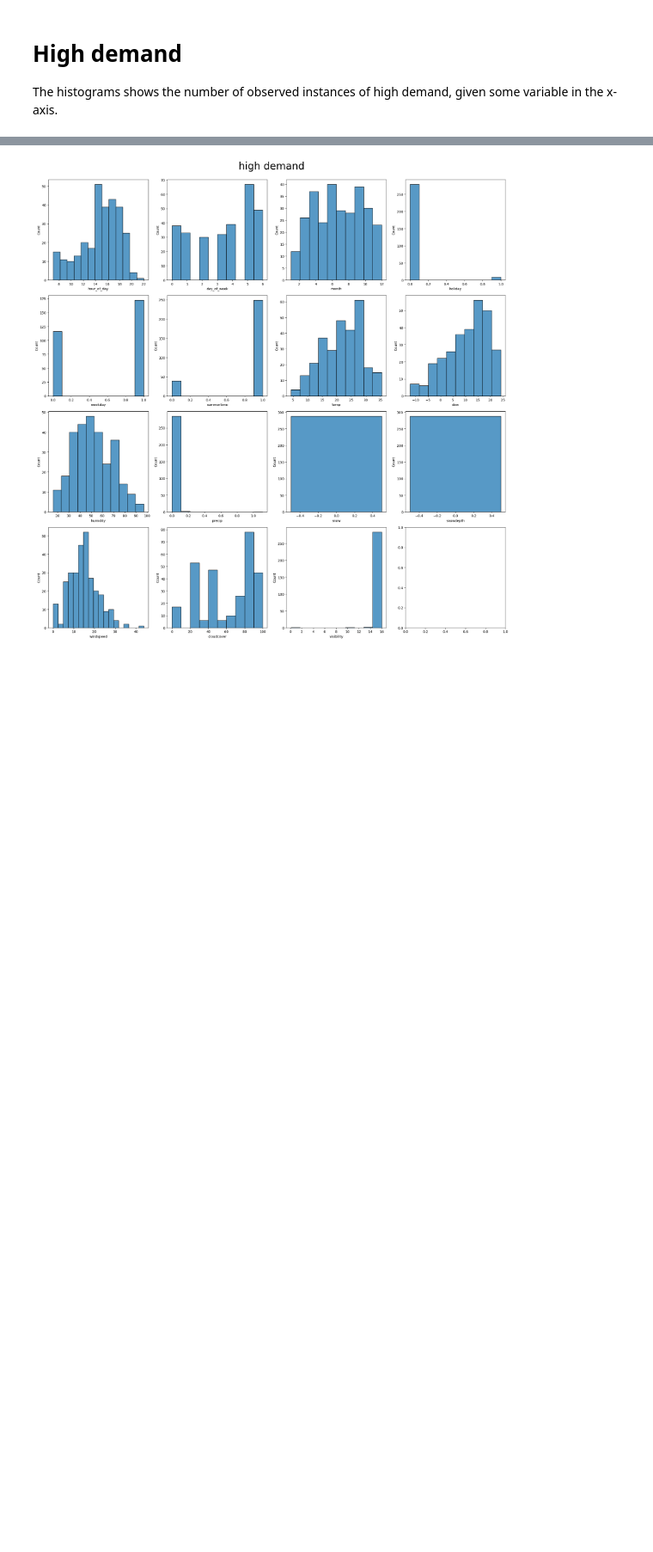
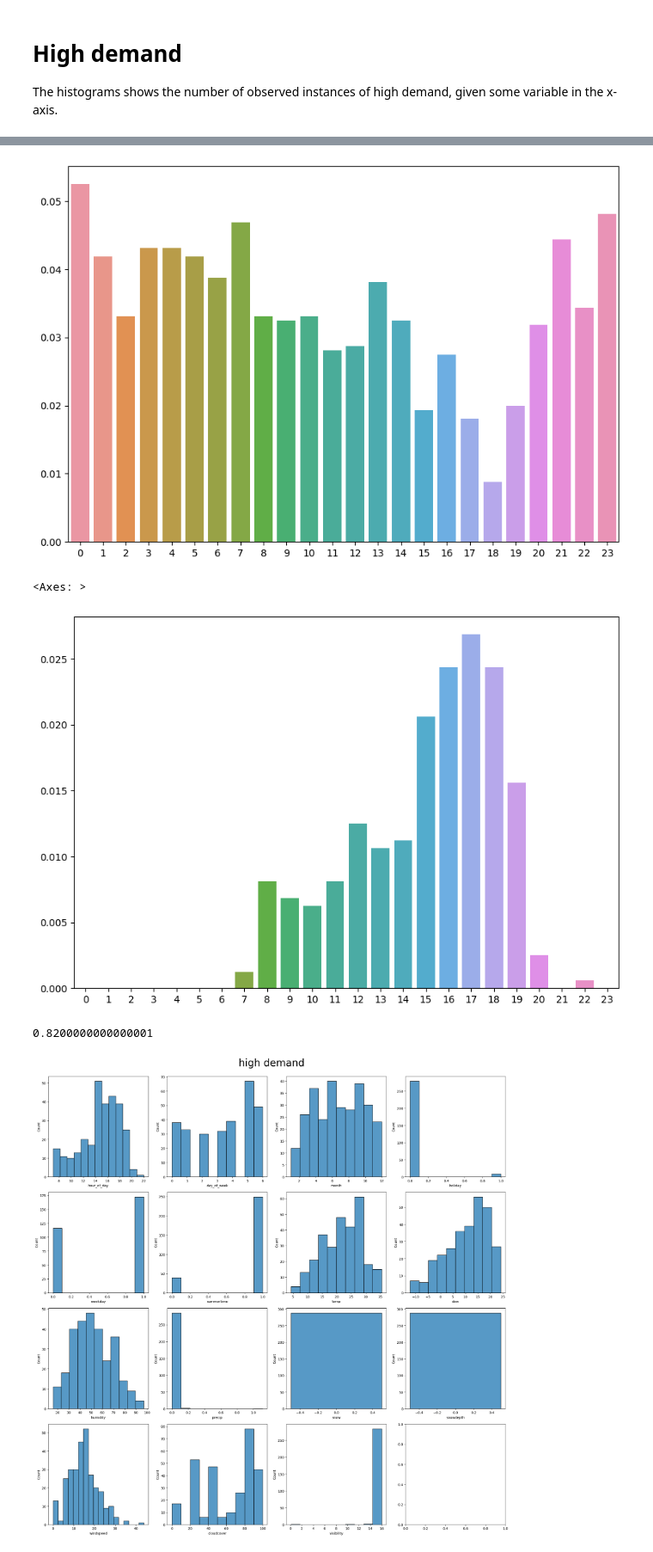
Before and after one commit to SunAndClouds/SML-Project, a Jupyter notebook: Exploratory Data Analysis.ipynb, the cells around one changed output, grey strips where cells are left out. Shown at 86% size. Saved outputs shown, nothing was run; the diff lists cells and outputs as text; code cells hidden in the pictures; blank space fills up the shorter version.

```diff
--- a/Exploratory Data Analysis.ipynb
+++ b/Exploratory Data Analysis.ipynb
@@ -28,3 +49,23 @@ The histograms shows the number of observed instances of high demand, given some
+# %%
+
+P_cond_low = (hour[:,None] == np.arange(24)) * (demand[:,None] == 0)
+P_cond_low = P_cond_low.astype(float)
+
+P_cond_high = (hour[:,None] == np.arange(24)) * (demand[:,None] ==1)
+P_cond_high = P_cond_high.astype(float)
+
+sns.barplot(x=np.arange(24), y=P_cond_low.mean(0))
+plt.xlabel("hour"), plt.ylabel("")
+plt.show()
+sns.barplot(x=np.arange(24), y=P_cond_high.mean(0))
+# %% [output]
+[figure, added]
+<Axes: >
+[figure, added]
+# %%
+P_cond_low.mean(0).sum()
+# %% [output]
+0.8200000000000001
 # %%
 # Filtering the data for only high bike demand (binary label = 1)
 high_demand_data = data[data['increase_stock_binary'] == 1]
```
Also changed, not shown: parts of 2 cells of this notebook, 2 other files.
